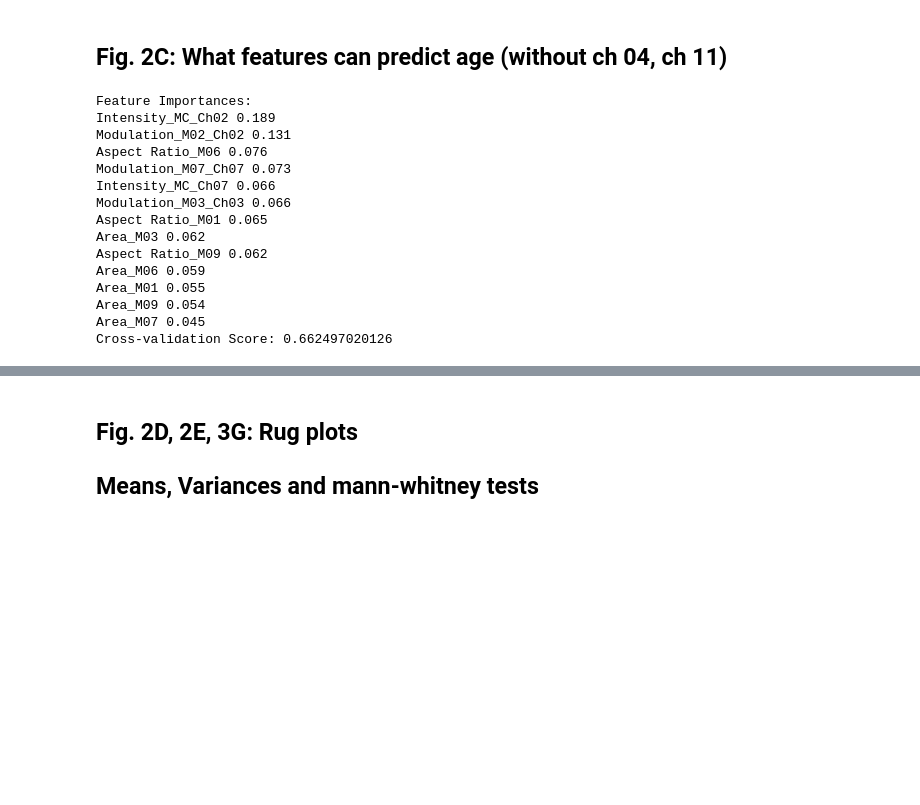
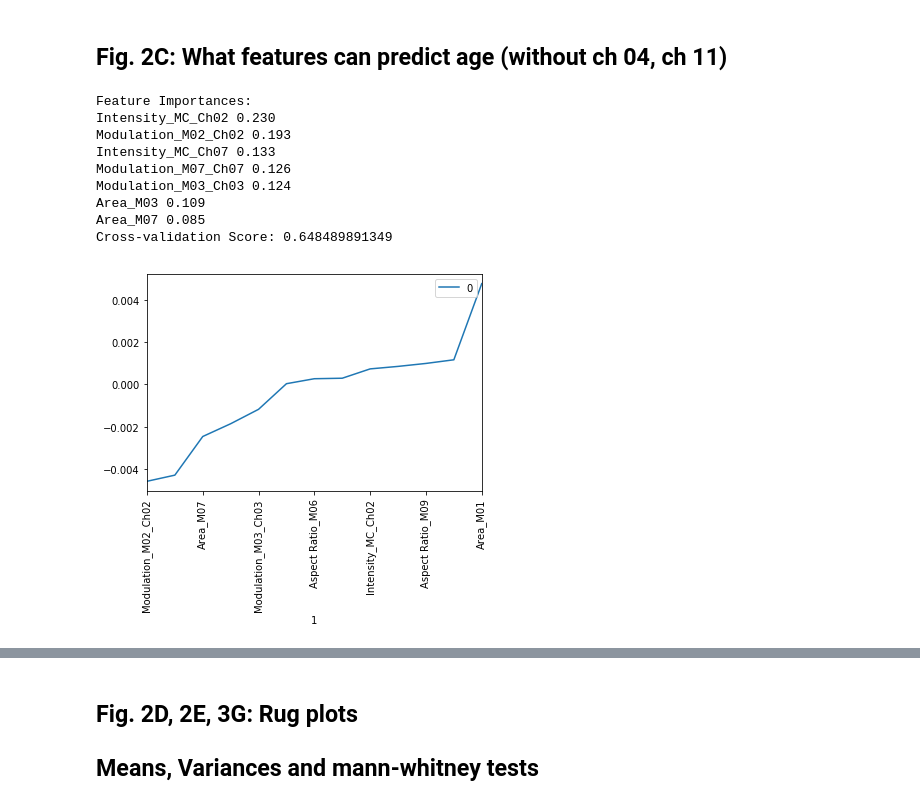
Before and after one commit to ankitbhatia/bioimage_aging, a Jupyter notebook: Final Analysis March 16.ipynb, the cells around one changed output, grey strips where cells are left out. Cells and saved outputs as stored; diff of their text form; code cells hidden in the pictures; blank space fills up the shorter version.

```diff
--- a/Final Analysis March 16.ipynb
+++ b/Final Analysis March 16.ipynb
@@ -97,56 +145,51 @@ Y = new_db.Class.to_numpy()
 Y = Y>0 # young =1 old = 0
 
 X = new_db.drop(['Class', 'Object Number',], axis=1)
-# X = X.drop([i for i in X.columns if "Bkgd Mean" in i] , axis=1)
-# X = X.drop([i for i in X.columns if "01" in i] , axis=1)
-# X = X.drop([i for i in X.columns if "09" in i] , axis=1)
-# X = X.drop([i for i in X.columns if "06" in i] , axis=1)
+X = X.drop([i for i in X.columns if "Bkgd Mean" in i] , axis=1)
+X = X.drop([i for i in X.columns if "01" in i] , axis=1)
+X = X.drop([i for i in X.columns if "09" in i] , axis=1)
+X = X.drop([i for i in X.columns if "06" in i] , axis=1)
 X = X.drop([i for i in X.columns if "04" in i] , axis=1)
 X = X.drop([i for i in X.columns if "11" in i] , axis=1)
 
 #This should drop nothing.
 X = X.drop(X.columns[X.isna().any()].tolist(), axis=1)
 
 # train a classifier on all the data
 clf = DecisionTreeClassifier(criterion='entropy')
 sol = clf.fit(X.to_numpy(),Y.astype('int'))
 
 # Print out the feature importances
 print('Feature Importances:')
 imp = sol.feature_importances_
 features = {}
 for i in range(0,X.shape[1]):
     print(X.columns[np.argmax(imp)] + ' ' + '{:0.3f}'.format(np.max(imp)))
     features[X.columns[np.argmax(imp)]] = np.max(imp)
     imp[np.argmax(imp)] = 0
 
 # Print the crossvalidation score:
 s = cross_val_score(clf, X.to_numpy(), Y.astype('int'), cv=20, n_jobs=-1)
 print('Cross-validation Score: ' + str(np.mean(s)))
 
 # Plot a graph with all the features
 # sorted_d = OrderedDict(sorted(features.items(), key=lambda x: x[1]))
 # names = list(sorted_d.keys())
 # values = list(sorted_d.values())
 
-# df = pd.DataFrame(list(zip(values,names))).set_index(1)
+df = pd.DataFrame(list(zip(values,names))).set_index(1)
 
-# df.plot.line(rot=90)
+df.plot.line(rot=90)
 
 features_1 = features
 # %% [output]
 Feature Importances:
-Intensity_MC_Ch02 0.189
-Modulation_M02_Ch02 0.131
-Aspect Ratio_M06 0.076
-Modulation_M07_Ch07 0.073
-Intensity_MC_Ch07 0.066
-Modulation_M03_Ch03 0.066
-Aspect Ratio_M01 0.065
-Area_M03 0.062
-Aspect Ratio_M09 0.062
-Area_M06 0.059
-Area_M01 0.055
-Area_M09 0.054
-Area_M07 0.045
-Cross-validation Score: 0.662497020126
+Intensity_MC_Ch02 0.230
+Modulation_M02_Ch02 0.193
+Intensity_MC_Ch07 0.133
+Modulation_M07_Ch07 0.126
+Modulation_M03_Ch03 0.124
+Area_M03 0.109
+Area_M07 0.085
+Cross-validation Score: 0.648489891349
+[figure, added]
```
Also changed, not shown: parts of 9 cells of this notebook, 1 other file.
